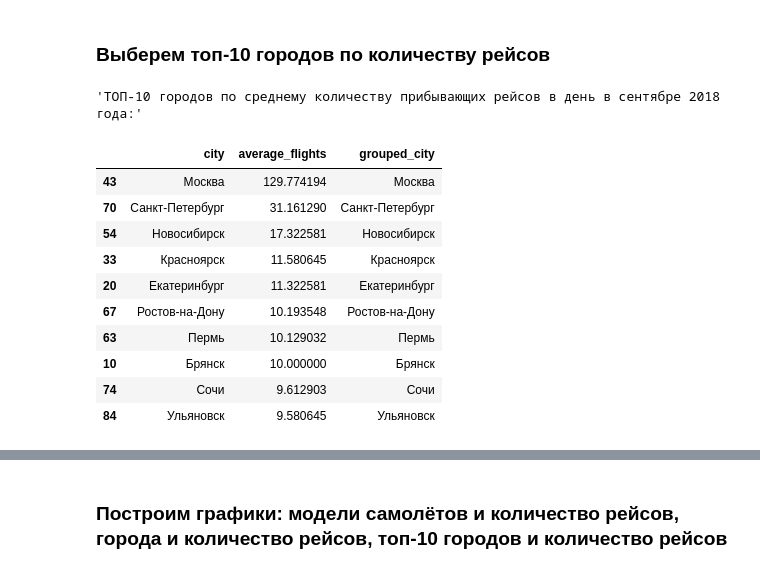
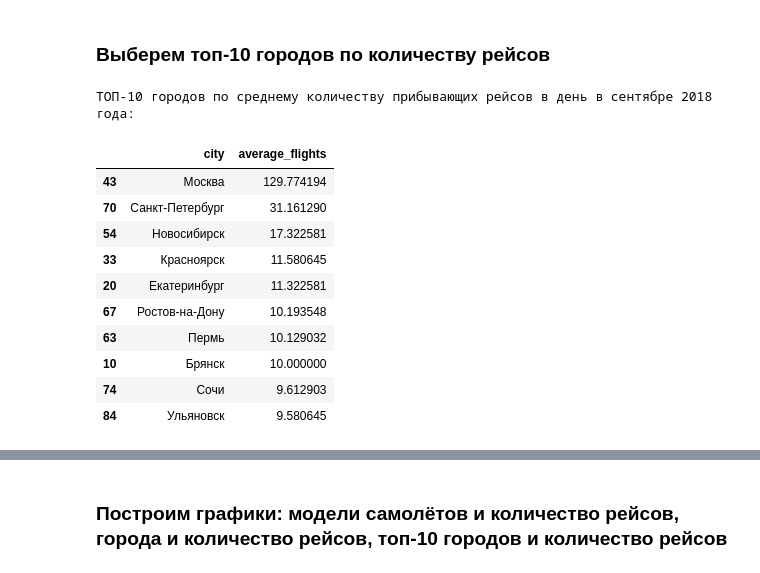
Before and after one commit to YuliyaKotova/projects, a Jupyter notebook: avia_sales_market_research/avia_sales_market_research.ipynb, the cells around one changed output, grey strips where cells are left out. Saved outputs shown, nothing was run; the diff lists cells and outputs as text; code cells hidden in the pictures.

```diff
--- a/avia_sales_market_research/avia_sales_market_research.ipynb
+++ b/avia_sales_market_research/avia_sales_market_research.ipynb
@@ -164,22 +164,22 @@ None
 ### Выберем топ-10 городов по количеству рейсов
 # %%
 # топ-10 городов по кол-ву рейсов
-display('ТОП-10 городов по среднему количеству прибывающих рейсов в день в сентябре 2018 года:')
+print('ТОП-10 городов по среднему количеству прибывающих рейсов в день в сентябре 2018 года:')
 city_flights_top10 = city_flights.nlargest(10, 'average_flights', keep='first')
 display(city_flights_top10)
 # %% [output]
-'ТОП-10 городов по среднему количеству прибывающих рейсов в день в сентябре 2018 года:'
+ТОП-10 городов по среднему количеству прибывающих рейсов в день в сентябре 2018 года:
-|  | city | average_flights | grouped_city |
-| 43 | Москва | 129.774194 | Москва |
-| 70 | Санкт-Петербург | 31.161290 | Санкт-Петербург |
-| 54 | Новосибирск | 17.322581 | Новосибирск |
-| 33 | Красноярск | 11.580645 | Красноярск |
-| 20 | Екатеринбург | 11.322581 | Екатеринбург |
-| 67 | Ростов-на-Дону | 10.193548 | Ростов-на-Дону |
-| 63 | Пермь | 10.129032 | Пермь |
-| 10 | Брянск | 10.000000 | Брянск |
-| 74 | Сочи | 9.612903 | Сочи |
-| 84 | Ульяновск | 9.580645 | Ульяновск |
+|  | city | average_flights |
+| 43 | Москва | 129.774194 |
+| 70 | Санкт-Петербург | 31.161290 |
+| 54 | Новосибирск | 17.322581 |
+| 33 | Красноярск | 11.580645 |
+| 20 | Екатеринбург | 11.322581 |
+| 67 | Ростов-на-Дону | 10.193548 |
+| 63 | Пермь | 10.129032 |
+| 10 | Брянск | 10.000000 |
+| 74 | Сочи | 9.612903 |
+| 84 | Ульяновск | 9.580645 |
 # %% [markdown]
 <a id='Link3'></a>
 # %% [markdown]
```
